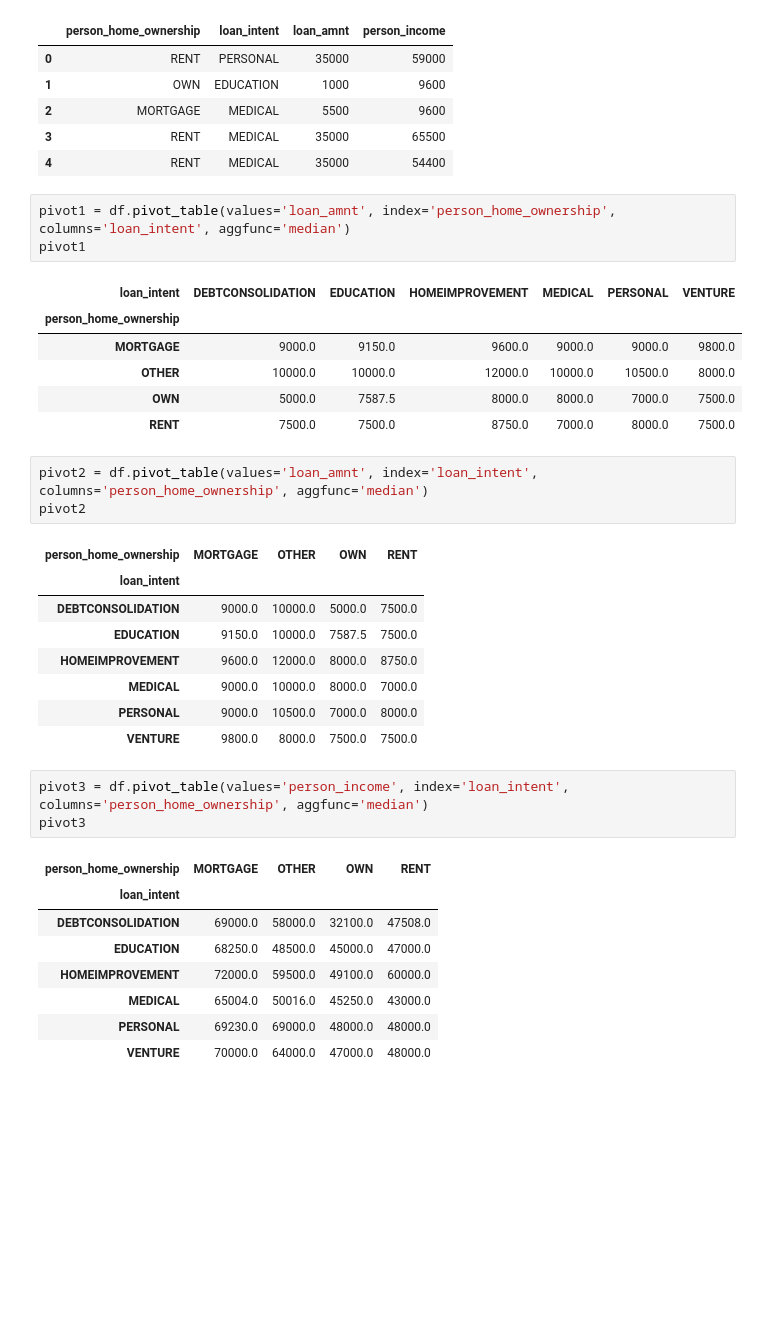
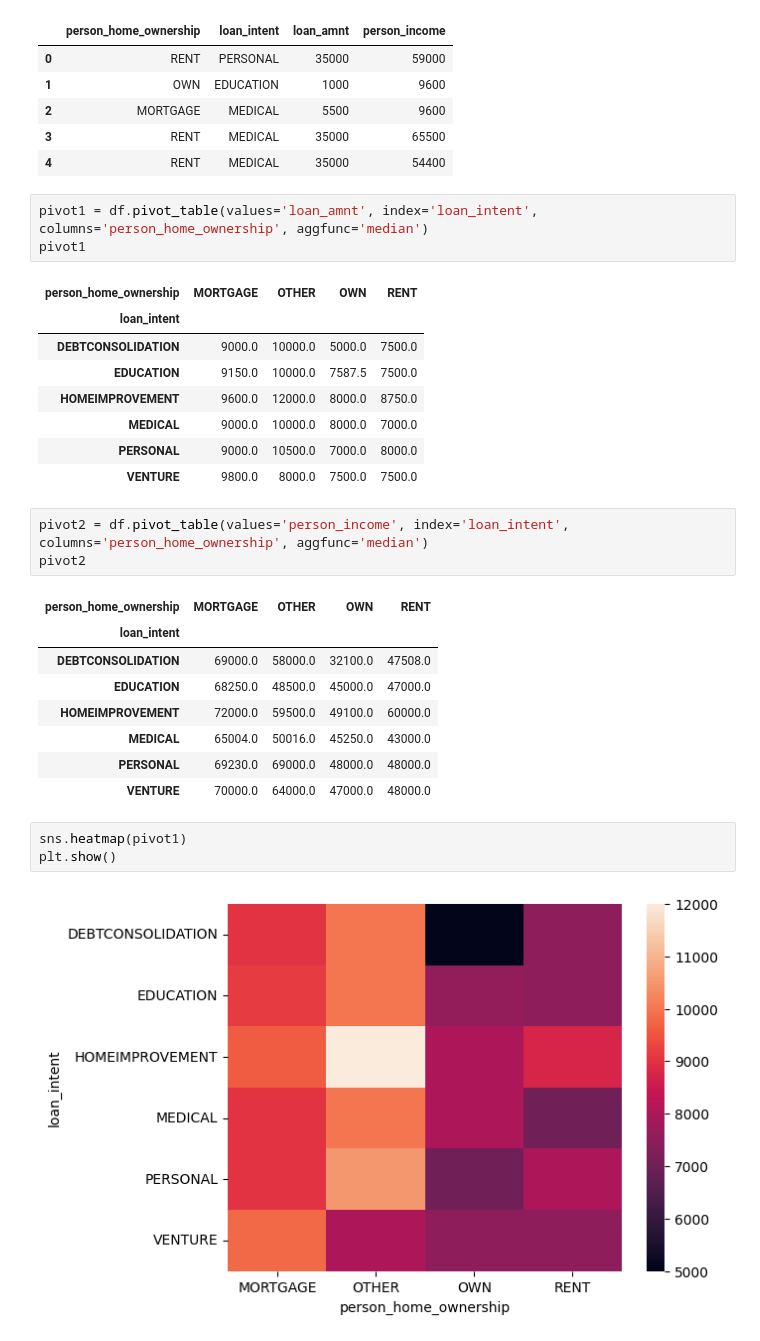
Before and after one commit to noname123920/analiz_dannih, a Jupyter notebook: Untitled6.ipynb, the cells around one changed output. Saved outputs shown, nothing was run; the diff lists cells and outputs as text; blank space fills up the shorter version.

```diff
--- a/Untitled6.ipynb
+++ b/Untitled6.ipynb
@@ -27,36 +28,31 @@ df[['person_home_ownership', 'loan_intent', 'loan_amnt', 'person_income']].head(
 | 3 | RENT | MEDICAL | 35000 | 65500 |
 | 4 | RENT | MEDICAL | 35000 | 54400 |
 # %%
-pivot1 = df.pivot_table(values='loan_amnt', index='person_home_ownership', columns='loan_intent', aggfunc='median')
+pivot1 = df.pivot_table(values='loan_amnt', index='loan_intent', columns='person_home_ownership', aggfunc='median')
 pivot1
 # %% [output]
-| loan_intent | DEBTCONSOLIDATION | EDUCATION | HOMEIMPROVEMENT | MEDICAL | PERSONAL | VENTURE |
-| person_home_ownership |  |  |  |  |  |  |
-| MORTGAGE | 9000.0 | 9150.0 | 9600.0 | 9000.0 | 9000.0 | 9800.0 |
-| OTHER | 10000.0 | 10000.0 | 12000.0 | 10000.0 | 10500.0 | 8000.0 |
-| OWN | 5000.0 | 7587.5 | 8000.0 | 8000.0 | 7000.0 | 7500.0 |
-| RENT | 7500.0 | 7500.0 | 8750.0 | 7000.0 | 8000.0 | 7500.0 |
+| person_home_ownership | MORTGAGE | OTHER | OWN | RENT |
+| loan_intent |  |  |  |  |
+| DEBTCONSOLIDATION | 9000.0 | 10000.0 | 5000.0 | 7500.0 |
+| EDUCATION | 9150.0 | 10000.0 | 7587.5 | 7500.0 |
+| HOMEIMPROVEMENT | 9600.0 | 12000.0 | 8000.0 | 8750.0 |
+| MEDICAL | 9000.0 | 10000.0 | 8000.0 | 7000.0 |
+| PERSONAL | 9000.0 | 10500.0 | 7000.0 | 8000.0 |
+| VENTURE | 9800.0 | 8000.0 | 7500.0 | 7500.0 |
 # %%
-pivot2 = df.pivot_table(values='loan_amnt', index='loan_intent', columns='person_home_ownership', aggfunc='median')
+pivot2 = df.pivot_table(values='person_income', index='loan_intent', columns='person_home_ownership', aggfunc='median')
 pivot2
 # %% [output]
 | person_home_ownership | MORTGAGE | OTHER | OWN | RENT |
 | loan_intent |  |  |  |  |
-| DEBTCONSOLIDATION | 9000.0 | 10000.0 | 5000.0 | 7500.0 |
-| EDUCATION | 9150.0 | 10000.0 | 7587.5 | 7500.0 |
-| HOMEIMPROVEMENT | 9600.0 | 12000.0 | 8000.0 | 8750.0 |
-| MEDICAL | 9000.0 | 10000.0 | 8000.0 | 7000.0 |
-| PERSONAL | 9000.0 | 10500.0 | 7000.0 | 8000.0 |
-| VENTURE | 9800.0 | 8000.0 | 7500.0 | 7500.0 |
+| DEBTCONSOLIDATION | 69000.0 | 58000.0 | 32100.0 | 47508.0 |
+| EDUCATION | 68250.0 | 48500.0 | 45000.0 | 47000.0 |
+| HOMEIMPROVEMENT | 72000.0 | 59500.0 | 49100.0 | 60000.0 |
+| MEDICAL | 65004.0 | 50016.0 | 45250.0 | 43000.0 |
+| PERSONAL | 69230.0 | 69000.0 | 48000.0 | 48000.0 |
+| VENTURE | 70000.0 | 64000.0 | 47000.0 | 48000.0 |
-# %%
-pivot3 = df.pivot_table(values='person_income', index='loan_intent', columns='person_home_ownership', aggfunc='median')
-pivot3
-# %% [output]
-| person_home_ownership | MORTGAGE | OTHER | OWN | RENT |
-| loan_intent |  |  |  |  |
-| DEBTCONSOLIDATION | 69000.0 | 58000.0 | 32100.0 | 47508.0 |
-| EDUCATION | 68250.0 | 48500.0 | 45000.0 | 47000.0 |
-| HOMEIMPROVEMENT | 72000.0 | 59500.0 | 49100.0 | 60000.0 |
-| MEDICAL | 65004.0 | 50016.0 | 45250.0 | 43000.0 |
-| PERSONAL | 69230.0 | 69000.0 | 48000.0 | 48000.0 |
-| VENTURE | 70000.0 | 64000.0 | 47000.0 | 48000.0 |
+# %%
+sns.heatmap(pivot1)
+plt.show()
+# %% [output]
+[figure, added]
```
Also changed, not shown: parts of 2 cells of this notebook.
